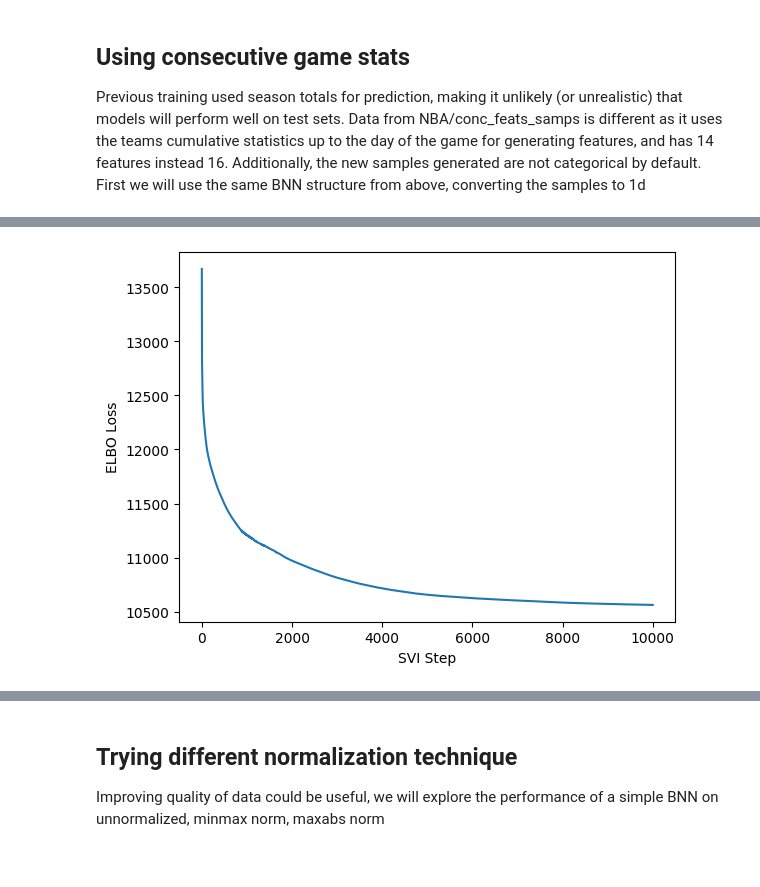
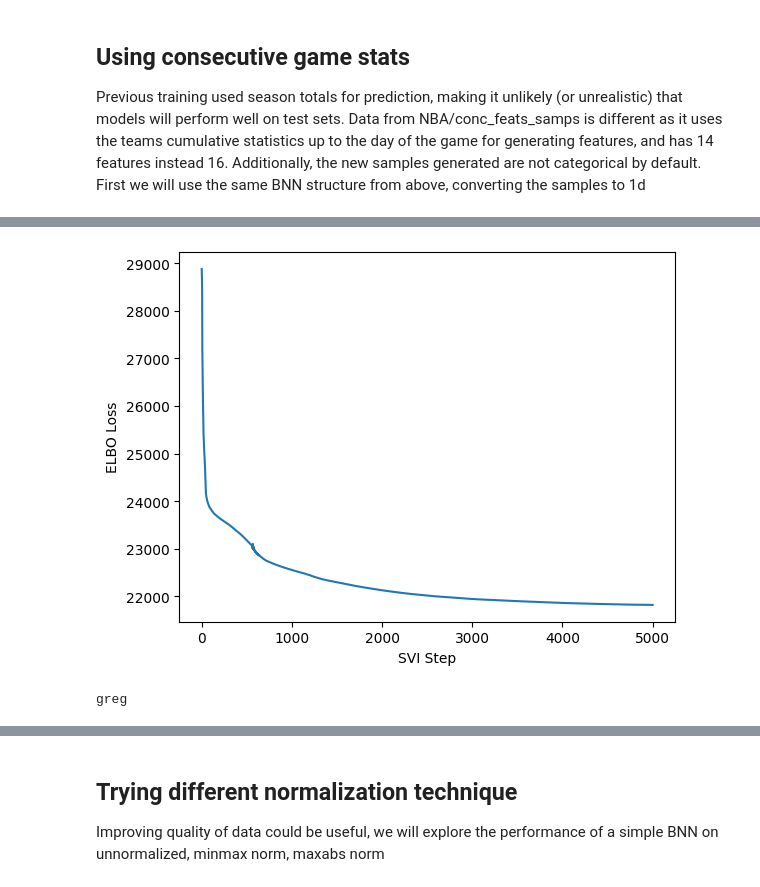
Before and after one commit to Andrei-Treil/betting_bot, a Jupyter notebook: notebooks/bnn_betting.ipynb, the cells around one changed output, grey strips where cells are left out. Saved outputs shown, nothing was run; the diff lists cells and outputs as text; code cells hidden in the pictures.

Commit message:
Added support for using consecutive stats

```diff
--- a/notebooks/bnn_betting.ipynb
+++ b/notebooks/bnn_betting.ipynb
@@ -905,32 +905,38 @@ Previous training used season totals for prediction, making it unlikely (or unre
 from torch.nn import LogSoftmax
 
 class BNN_Multi_Layer_SVI(PyroModule):
-    def __init__(self, in_dim=1, out_dim=1, first_hid_dim=5, sec_hid_dim=5, thir_hid_dim=5, prior_scale=1., bias_scale=10.):
+    def __init__(self, in_dim=1, out_dim=1, first_hid_dim=5, sec_hid_dim=5,
+                 thir_hid_dim=5, four_hid_dim=5, prior_scale=1., bias_scale=10.):
+
         super().__init__()
 
         self.activation = nn.Tanh()
         self.layer1 = PyroModule[nn.Linear](in_dim, first_hid_dim)
         self.layer2 = PyroModule[nn.Linear](first_hid_dim, sec_hid_dim)
         self.layer3 = PyroModule[nn.Linear](sec_hid_dim, thir_hid_dim)
-        self.out = PyroModule[nn.Linear](thir_hid_dim, out_dim)
+        self.layer4 = PyroModule[nn.Linear](thir_hid_dim, four_hid_dim)
+        self.out = PyroModule[nn.Linear](four_hid_dim, out_dim)
 
         # Set layer parameters as random variables
         self.layer1.weight = PyroSample(dist.Normal(0., prior_scale).expand([in_dim, first_hid_dim]).to_event(2))
         self.layer1.bias = PyroSample(dist.Normal(0., bias_scale).expand([first_hid_dim,]).to_event(1))
         self.layer2.weight = PyroSample(dist.Normal(0., prior_scale).expand([first_hid_dim, sec_hid_dim]).to_event(2))
-        self.layer2.bias = PyroSample(dist.Normal(0., bias_scale).expand([sec_hid_dim,]).to_event(1)) # output bias term
+        self.layer2.bias = PyroSample(dist.Normal(0., bias_scale).expand([sec_hid_dim,]).to_event(1))
         self.layer3.weight = PyroSample(dist.Normal(0., prior_scale).expand([sec_hid_dim, thir_hid_dim]).to_event(2))
-        self.layer3.bias = PyroSample(dist.Normal(0., bias_scale).expand([thir_hid_dim,]).to_event(1)) # output bias term
-        self.out.weight = PyroSample(dist.Normal(0., prior_scale).expand([thir_hid_dim, out_dim]).to_event(2))
+        self.layer3.bias = PyroSample(dist.Normal(0., bias_scale).expand([thir_hid_dim,]).to_event(1))
+        self.layer4.weight = PyroSample(dist.Normal(0., prior_scale).expand([thir_hid_dim, four_hid_dim]).to_event(2))
+        self.layer4.bias = PyroSample(dist.Normal(0., bias_scale).expand([four_hid_dim,]).to_event(1))
+        self.out.weight = PyroSample(dist.Normal(0., prior_scale).expand([four_hid_dim, out_dim]).to_event(2))
         self.out.bias = PyroSample(dist.Normal(0., bias_scale).expand([out_dim,]).to_event(1)) # output bias term
 
     def forward(self, x, y=None):
-        z1 = self.activation(x @ self.layer1.weight + self.layer1.bias) # pass thru first layer
-        z2 = self.activation(z1 @ self.layer2.weight + self.layer2.bias) # pass thru sec layer
-        z3 = self.activation(z2 @ self.layer3.weight + self.layer3.bias) # output layer
-        z4 = self.activation(z3 @ self.out.weight + self.out.bias) # output layer
+        z1 = self.activation(x @ self.layer1.weight + self.layer1.bias)
+        z2 = self.activation(z1 @ self.layer2.weight + self.layer2.bias)
+        z3 = self.activation(z2 @ self.layer3.weight + self.layer3.bias)
+        z4 = self.activation(z3 @ self.layer4.weight + self.layer4.bias)
+        z5 = self.activation(z4 @ self.out.weight + self.out.bias) # output layer
 
-        y_hat = Softmax(dim=1)(z4)
+        y_hat = Softmax(dim=1)(z5)
 
         with pyro.plate("data"):
             obs = pyro.sample("obs", dist.OneHotCategorical(probs=y_hat).to_event(1), obs=y,
@@ -940,11 +946,11 @@ class BNN_Multi_Layer_SVI(PyroModule):
 # %%
 from sklearn.preprocessing import minmax_scale, maxabs_scale
 # features = np.genfromtxt('../NBA/samps_feats/2015-2023_nba_features_maxabs.csv',delimiter=',')
-features = np.genfromtxt('../NBA/conc_feats_samps/2017-2023_features_unnorm.csv',delimiter=',')
-samples = np.genfromtxt('../NBA/conc_feats_samps/2017-2023_samples_cat.csv',delimiter=',')
+features = np.genfromtxt('../NBA/consec/conc_feats_samps/2017-2023_features_unnorm.csv',delimiter=',')
+samples = np.genfromtxt('../NBA/consec/conc_feats_samps/2017-2023_samples_cat.csv',delimiter=',')
 # feat_test = maxabs_scale(np.genfromtxt('../NBA/samps_feats/2023-2024_nba_features_inj.csv',delimiter=','))
-feat_test = np.genfromtxt('../NBA/conc_feats_samps/2023-2024_nba_features_inj.csv',delimiter=',')
-samp_test = np.genfromtxt('../NBA/conc_feats_samps/2023-2024_samples_cat.csv',delimiter=',')
+feat_test = np.genfromtxt('../NBA/consec/conc_feats_samps/2023-2024_nba_features_inj.csv',delimiter=',')
+samp_test = np.genfromtxt('../NBA/consec/conc_feats_samps/2023-2024_samples_cat.csv',delimiter=',')
 
 x_train = torch.FloatTensor(features)
 x_test = torch.FloatTensor(feat_test)
@@ -961,9 +967,10 @@ from pyro.infer import TraceEnum_ELBO
 from pyro.optim import Adam
 
 pyro.clear_param_store()
-bnn_cat = BNN_Multi_Layer_SVI(in_dim=14,first_hid_dim=28,sec_hid_dim=56,thir_hid_dim=28,out_dim=2,prior_scale=2,bias_scale=7)
+bnn_cat = BNN_Multi_Layer_SVI(in_dim=14,first_hid_dim=56,sec_hid_dim=56,thir_hid_dim=56,four_hid_dim=56,out_dim=2,prior_scale=2,bias_scale=7)
 guide = AutoDelta(bnn_cat)
-num_steps = 10000
+# guide = AutoDiagonalNormal(bnn_cat)
+num_steps = 5000
 
 init_lr = 0.001
 gamma = 0.01
@@ -1000 +1007,9 @@ plt.show()
-[figure, old version]
+[figure, new version]
+# %%
+pyro.clear_param_store()
+train_preds = predictive(x_train)
+obs_p = train_preds['obs'].float().mean(axis=1).float().mean(axis=0)
+print('greg')
+# crung = ret.float().mean(axis=1).float().mean(axis=0)
+# %% [output]
+greg
```
Also changed, not shown: parts of 5 cells of this notebook, 48 other files.
